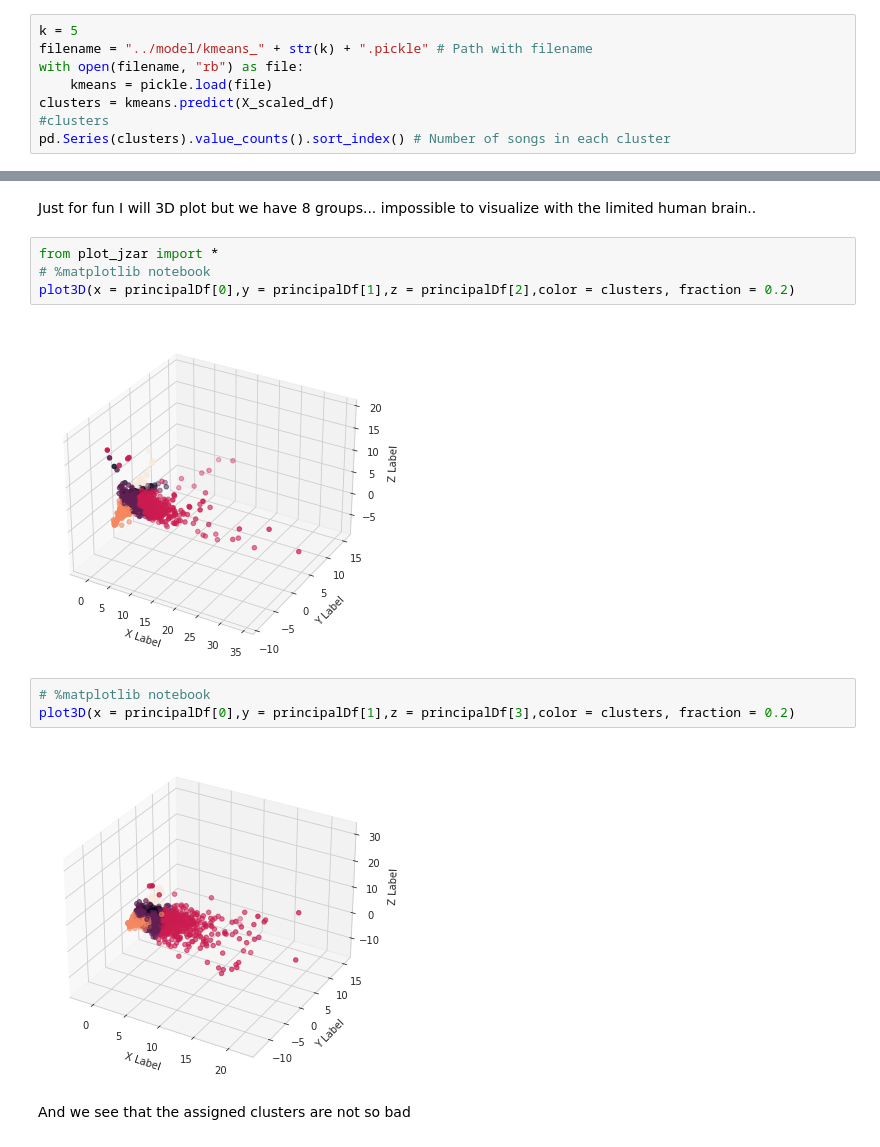
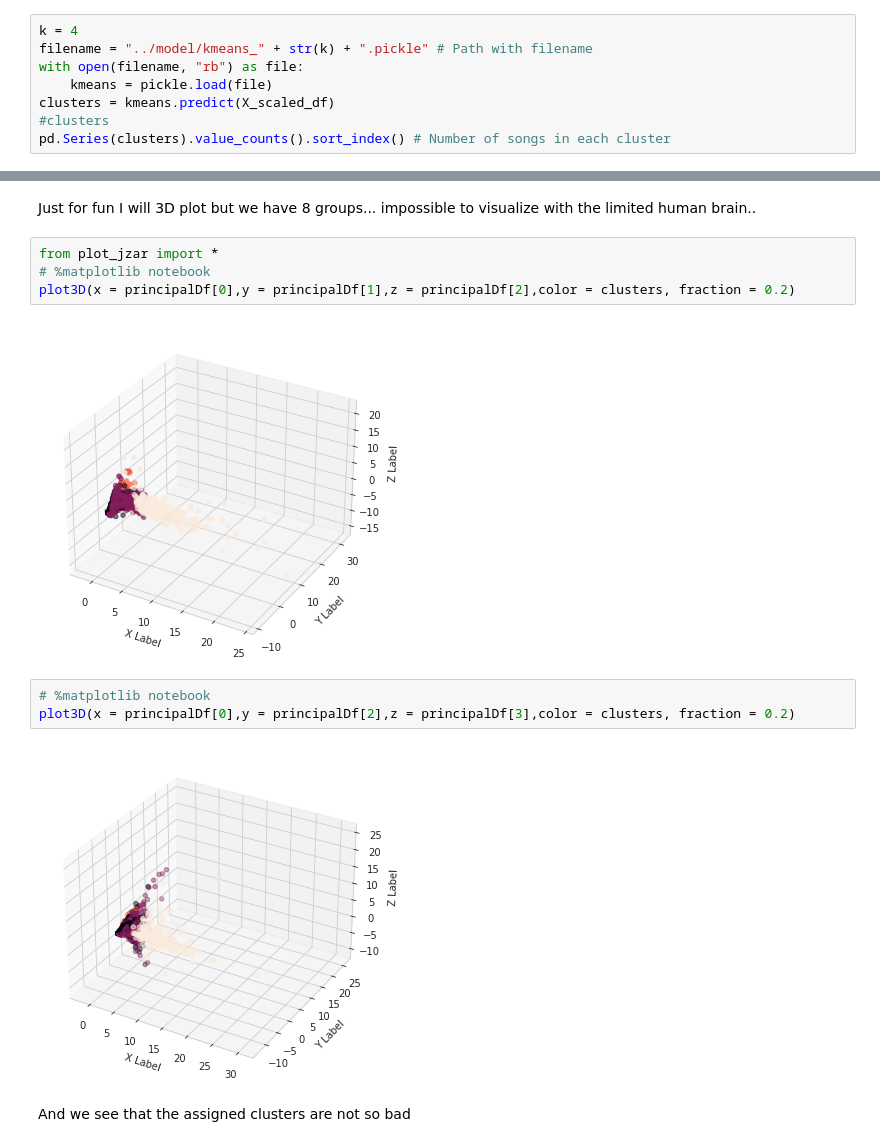
Before and after one commit to jordi-zaragoza/Climbing-Route-Recommender, a Jupyter notebook: src/2.clustering_routes.ipynb, the cells around one changed output, grey strips where cells are left out. Drawn from its saved outputs; the diff is of its cells as text.

```diff
--- a/src/2.clustering_routes.ipynb
+++ b/src/2.clustering_routes.ipynb
@@ -144,5 +165,5 @@ We see a relatively good score for 5
 # %%
-k = 5
+k = 4
 filename = "../model/kmeans_" + str(k) + ".pickle" # Path with filename
 with open(filename, "rb") as file:
     kmeans = pickle.load(file)
@@ -177,12 +197,12 @@ from plot_jzar import *
 # %matplotlib notebook
 plot3D(x = principalDf[0],y = principalDf[1],z = principalDf[2],color = clusters, fraction = 0.2)
 # %% [output]
-[figure, old version]
+[figure, new version]
 # %%
 # %matplotlib notebook
-plot3D(x = principalDf[0],y = principalDf[1],z = principalDf[3],color = clusters, fraction = 0.2)
+plot3D(x = principalDf[0],y = principalDf[2],z = principalDf[3],color = clusters, fraction = 0.2)
 # %% [output]
-[figure, old version]
+[figure, new version]
 # %% [markdown]
 And we see that the assigned clusters are not so bad
 # %% [markdown]
```
Also changed, not shown: parts of 6 cells of this notebook, 28 other files.
